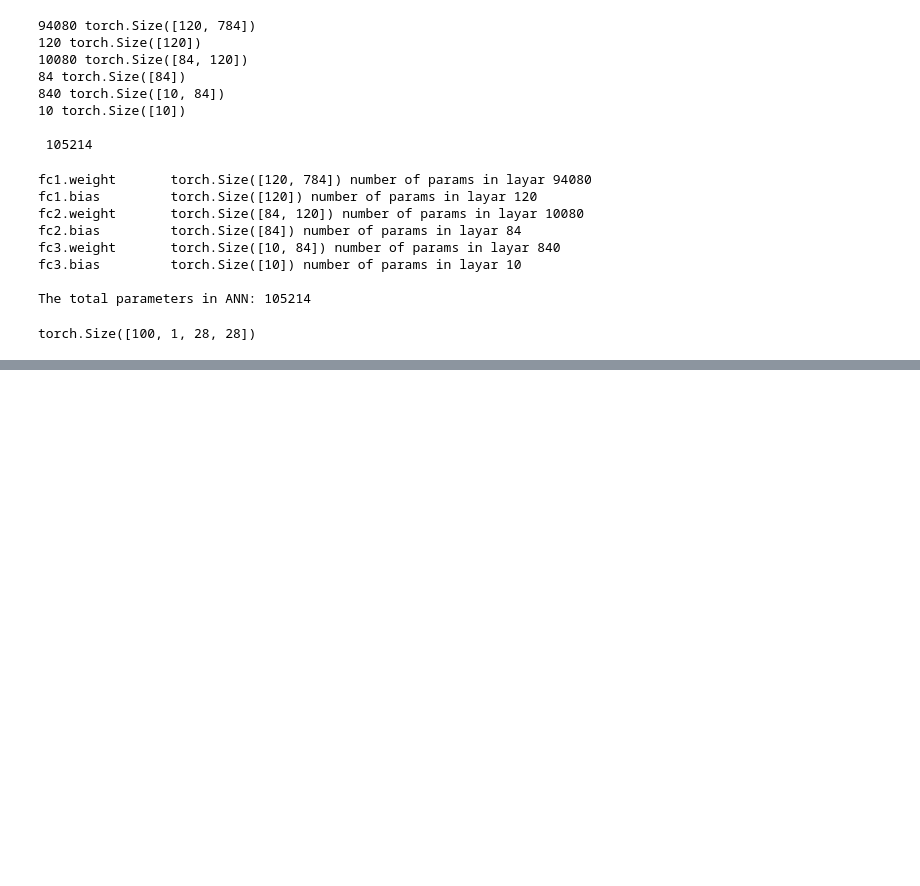
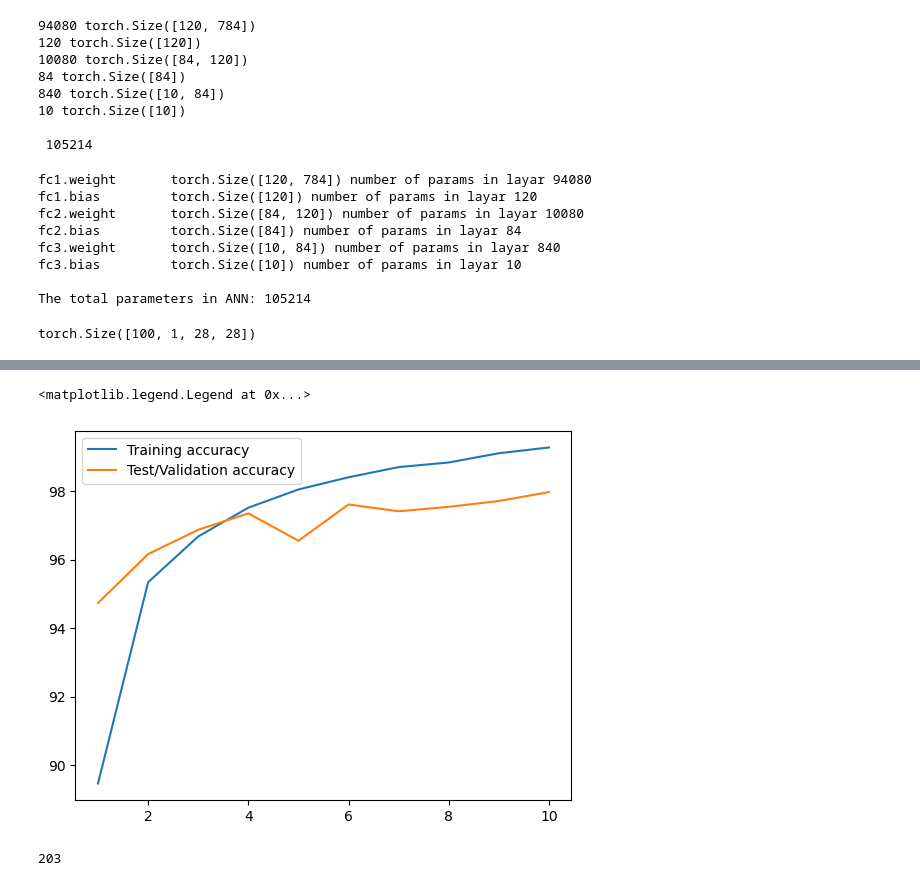
Before and after one commit to rtajik/PyTorch, a Jupyter notebook: Jose Portilla/08-1-CNN (ANN MNIST).ipynb, the cells around one changed output, grey strips where cells are left out. Saved outputs shown, nothing was run; the diff lists cells and outputs as text; code cells hidden in the pictures; blank space fills up the shorter version.

```diff
--- a/Jose Portilla/08-1-CNN (ANN MNIST).ipynb
+++ b/Jose Portilla/08-1-CNN (ANN MNIST).ipynb
@@ -238,0 +294,12 @@ KeyboardInterrupt:
+# %%
+train_accuracy = [t * 100 / len(train_data) for t in train_correct]
+train_accuracy = np.array(train_correct) / 600
+test_accuracy = [t * 100 / len(test_data) for t in test_correct]
+# test_accuracy = np.array(test_correct)/100
+# %%
+plt.plot(np.arange(1, epochs + 1), train_accuracy, label="Training accuracy")
+plt.plot(np.arange(1, epochs + 1), test_accuracy, label="Test/Validation accuracy")
+plt.legend()
+# %% [output]
+<matplotlib.legend.Legend at 0x...>
+[figure, added]
@@ -238,0 +317,4 @@ KeyboardInterrupt:
+# %%
+len(y_incorrect)
+# %% [output]
+203
```
Also changed, not shown: parts of 8 cells of this notebook, 5 other files.
